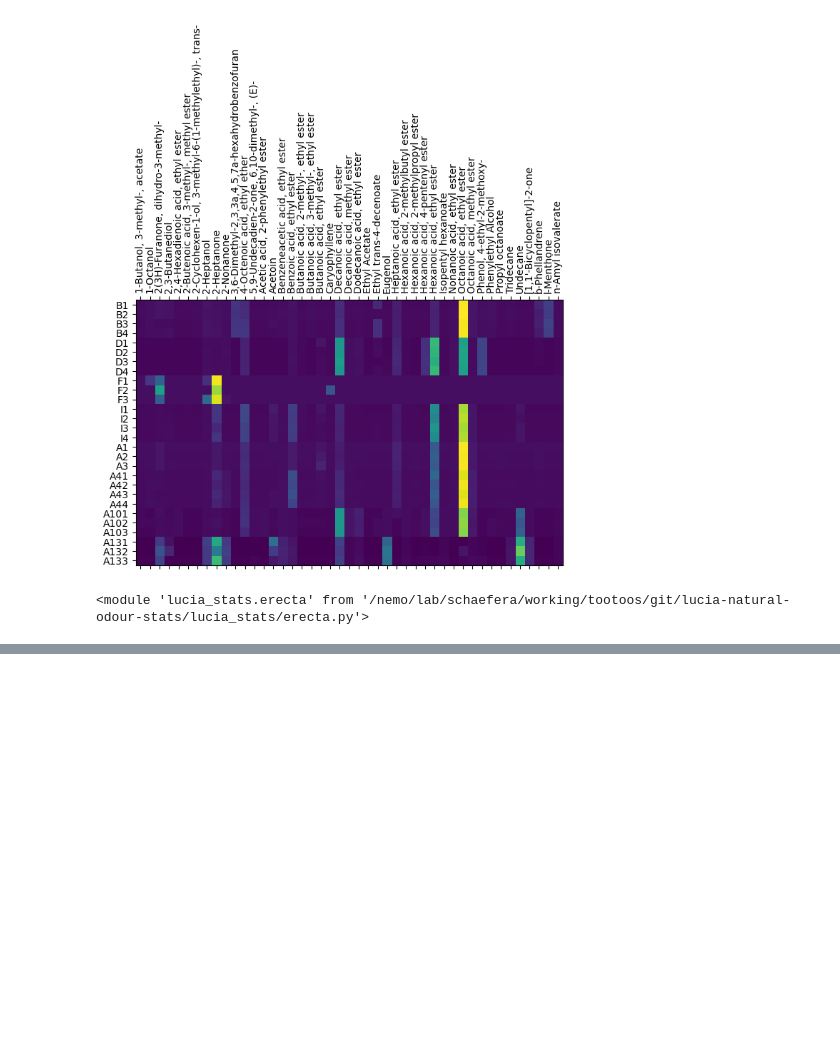
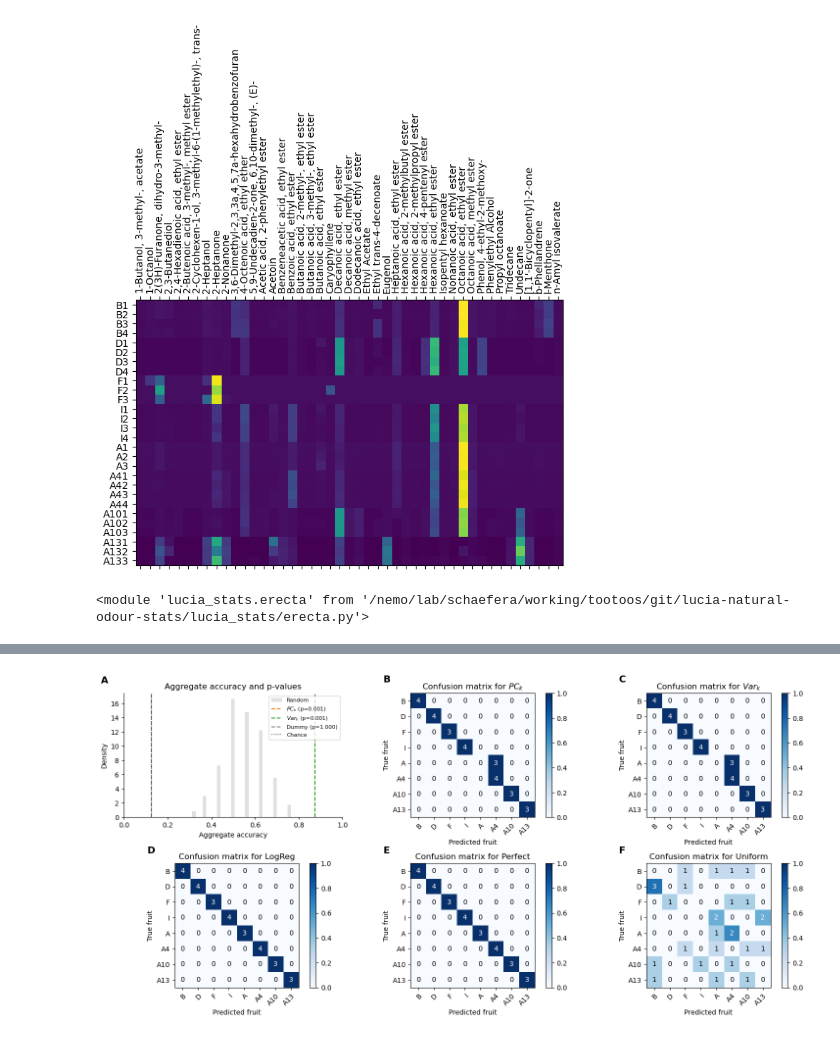
Before and after one commit to stootoon/lucia-natural-odour-stats, a Jupyter notebook: erecta-demo.ipynb, the cells around one changed output, grey strips where cells are left out. Drawn from its saved outputs; the diff is of its cells as text; code cells hidden in the pictures; blank space fills up the shorter version.

Commit message:
Plot erecta main figure.

```diff
--- a/erecta-demo.ipynb
+++ b/erecta-demo.ipynb
@@ -75 +85,16 @@ pr.plot_figure()
 [figure]
+# %%
+reload(common)
+reload(erecta)
+pr = erecta.PlotResults(A)
+pr.plot_figure(panels=[
+    (0, 0, "A", pr.plot_aggregate_p_values, ["pc_k", "var_k", "dummy"]),
+    (0, 1, "B", pr.plot_confusion_matrix, "pc_k"),
+    (0, 2, "C", pr.plot_confusion_matrix, "var_k"),
+    (1, 0, "D", pr.plot_confusion_matrix, "logreg"),
+    (1, 1, "E", pr.plot_confusion_matrix, "perfect"),
+    (1, 2, "F", pr.plot_confusion_matrix, "uniform")
+])
+plt.savefig("erecta.pdf", bbox_inches=None)
+# %% [output]
+[figure, added]
```
Also changed, not shown: parts of 2 cells of this notebook.
